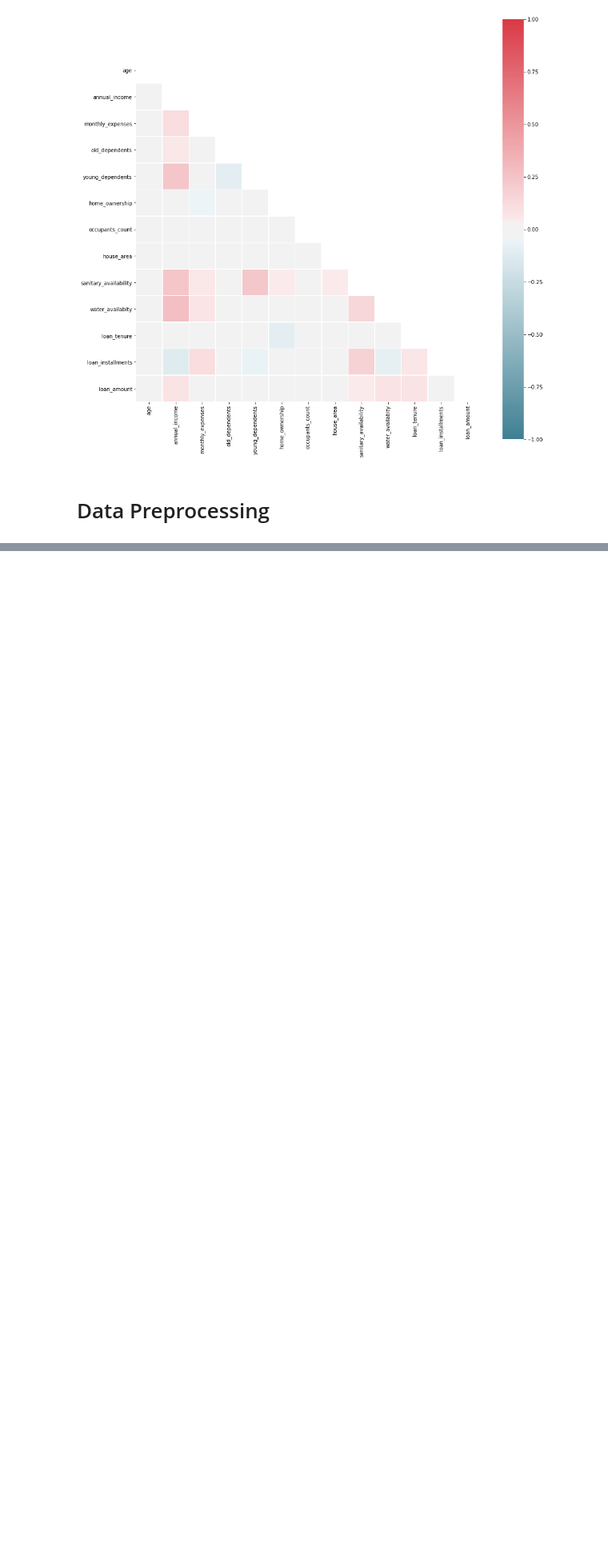
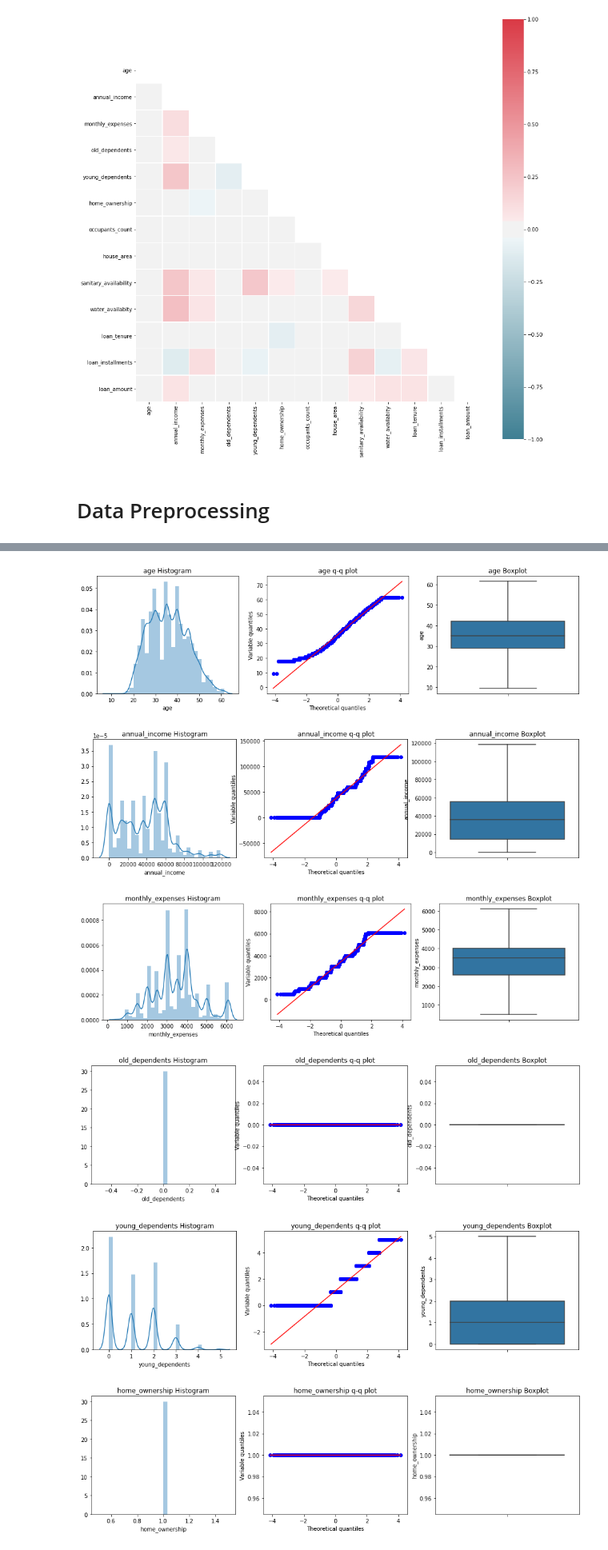
Before and after one commit to ck-unifr/loan_amount_prediction, a Jupyter notebook: loan_amount_prediction.ipynb, the cells around one changed output, grey strips where cells are left out. Shown at 80% size. Cells and saved outputs as stored; diff of their text form; code cells hidden in the pictures; blank space fills up the shorter version.

```diff
--- a/loan_amount_prediction.ipynb
+++ b/loan_amount_prediction.ipynb
@@ -760,0 +1055,10 @@ sns.heatmap(corr,
+# %%
+for col in num_columns:
+    plot_var(df_processed, col)
+# %% [output]
+[figure, added]
+[figure, added]
+[figure, added]
+[figure, added]
+[figure, added]
+[figure, added]
```
Also changed, not shown: parts of 29 cells of this notebook.
